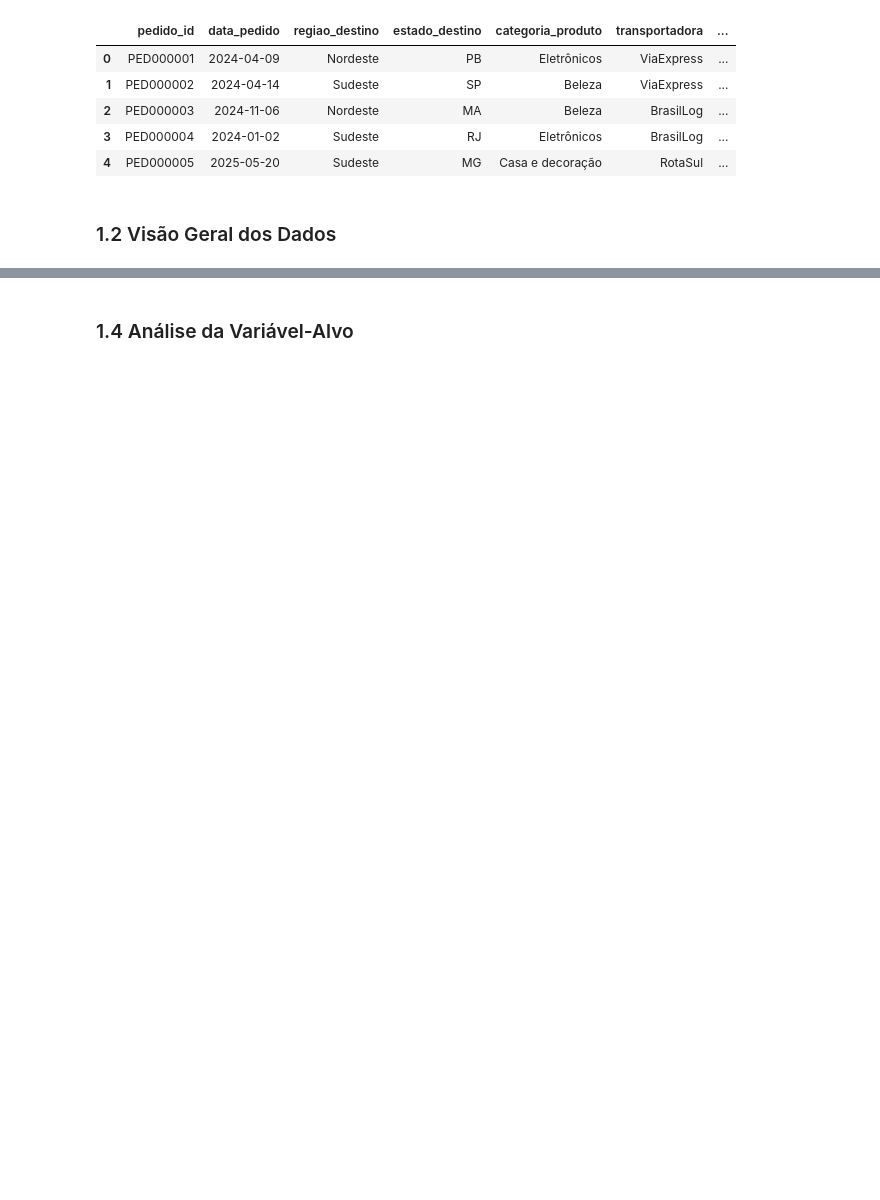
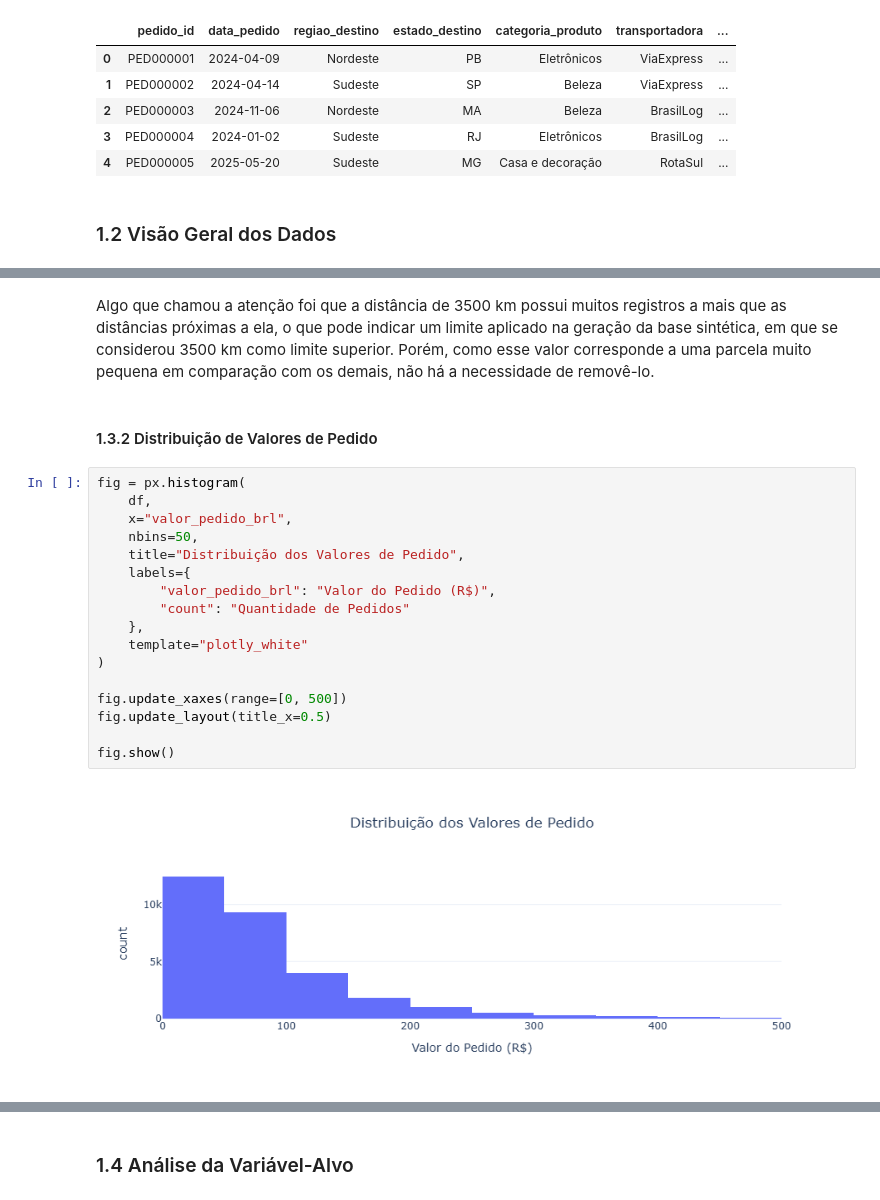
Before and after one commit to elisvw/delivery-delay-prediction, a Jupyter notebook: notebooks/delivery_delay_prediction.ipynb, the cells around one changed output, grey strips where cells are left out. Saved outputs shown, nothing was run; the diff lists cells and outputs as text; blank space fills up the shorter version.

```diff
--- a/notebooks/delivery_delay_prediction.ipynb
+++ b/notebooks/delivery_delay_prediction.ipynb
@@ -36,0 +172,23 @@ df.head()
+# %% [markdown]
+Algo que chamou a atenção foi que a distância de 3500 km possui muitos registros a mais que as distâncias próximas a ela, o que pode indicar um limite aplicado na geração da base sintética, em que se considerou 3500 km como limite superior. Porém, como esse valor corresponde a uma parcela muito pequena em comparação com os demais, não há a necessidade de removê-lo.
+# %% [markdown]
+#### 1.3.2 Distribuição de Valores de Pedido
+# %%
+fig = px.histogram(
+    df,
+    x="valor_pedido_brl",
+    nbins=50,
+    title="Distribuição dos Valores de Pedido",
+    labels={
+        "valor_pedido_brl": "Valor do Pedido (R$)",
+        "count": "Quantidade de Pedidos"
+    },
+    template="plotly_white"
+)
+
+fig.update_xaxes(range=[0, 500])
+fig.update_layout(title_x=0.5)
+
+fig.show()
+# %% [output]
+[figure, added]
```
Also changed, not shown: parts of 34 cells of this notebook, 1 other file.
